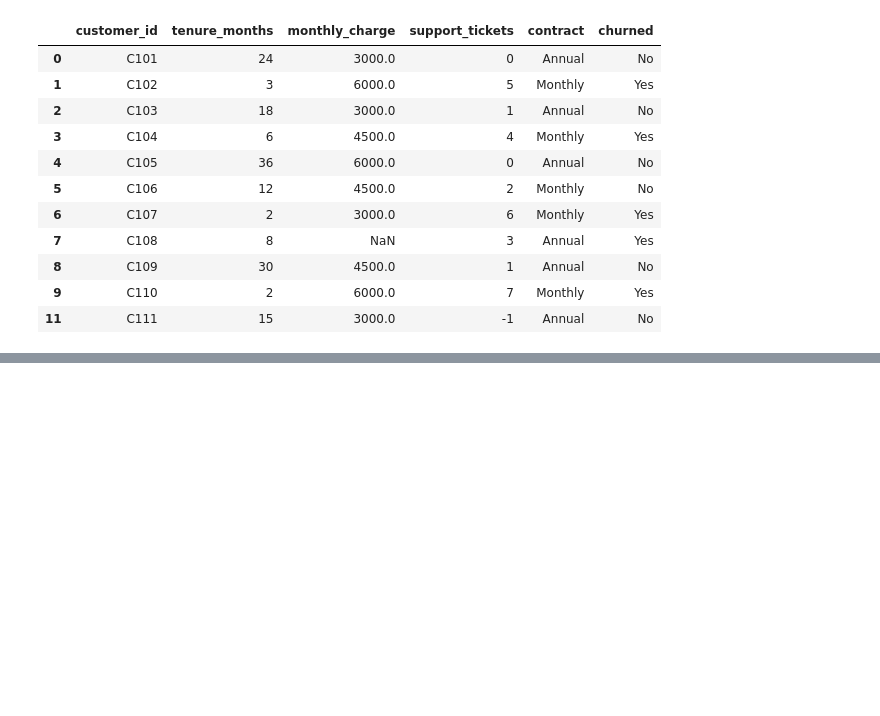
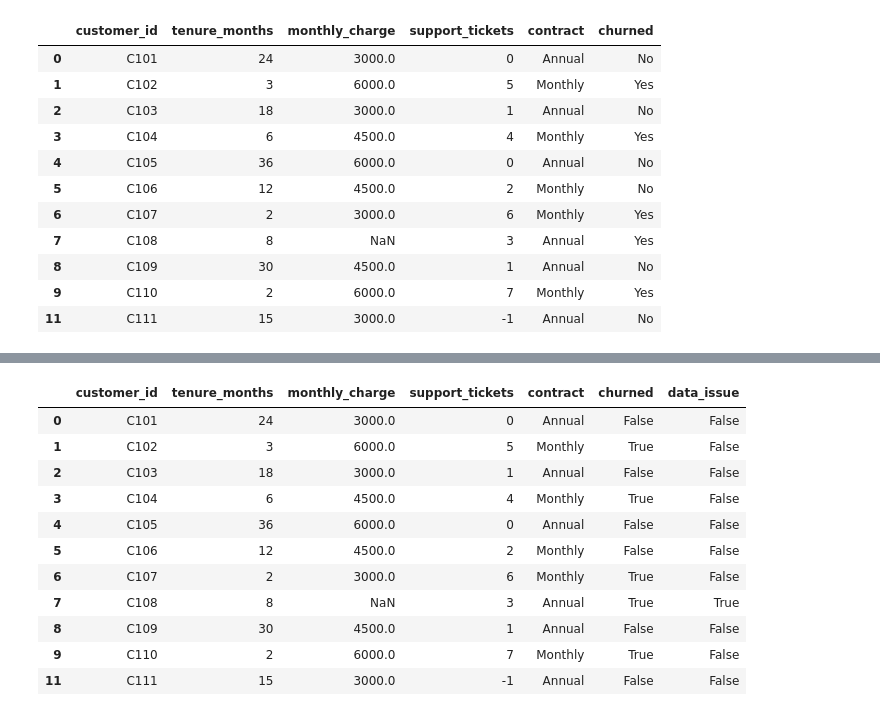
Before and after one commit to shota98501/workspace, a Jupyter notebook: Practice/Weekly/VIII/clean_data.ipynb, the cells around one changed output, grey strips where cells are left out. Saved outputs shown, nothing was run; the diff lists cells and outputs as text; code cells hidden in the pictures; blank space fills up the shorter version.

```diff
--- a/Practice/Weekly/VIII/clean_data.ipynb
+++ b/Practice/Weekly/VIII/clean_data.ipynb
@@ -100,0 +85,18 @@ memory usage: 616.0+ bytes
+# %%
+df["churned"] = (
+    df["churned"]
+    .str.strip()
+    .str.lower()
+    .map({
+        "yes": True,
+        "no":False
+    })
+)
+# %%
+required_columns = [
+    "tenure_months",
+    "monthly_charge",
+    "support_tickets"
+]
+
+df["data_issue"] = df[required_columns].isna().any(axis=1)
@@ -100,0 +120,15 @@ memory usage: 616.0+ bytes
+# %%
+df
+# %% [output]
+|  | customer_id | tenure_months | monthly_charge | support_tickets | contract | churned | data_issue |
+| 0 | C101 | 24 | 3000.0 | 0 | Annual | False | False |
+| 1 | C102 | 3 | 6000.0 | 5 | Monthly | True | False |
+| 2 | C103 | 18 | 3000.0 | 1 | Annual | False | False |
+| 3 | C104 | 6 | 4500.0 | 4 | Monthly | True | False |
+| 4 | C105 | 36 | 6000.0 | 0 | Annual | False | False |
+| 5 | C106 | 12 | 4500.0 | 2 | Monthly | False | False |
+| 6 | C107 | 2 | 3000.0 | 6 | Monthly | True | False |
+| 7 | C108 | 8 | NaN | 3 | Annual | True | True |
+| 8 | C109 | 30 | 4500.0 | 1 | Annual | False | False |
+| 9 | C110 | 2 | 6000.0 | 7 | Monthly | True | False |
+| 11 | C111 | 15 | 3000.0 | -1 | Annual | False | False |
```
Also changed, not shown: parts of 3 cells of this notebook, 3 other files.
